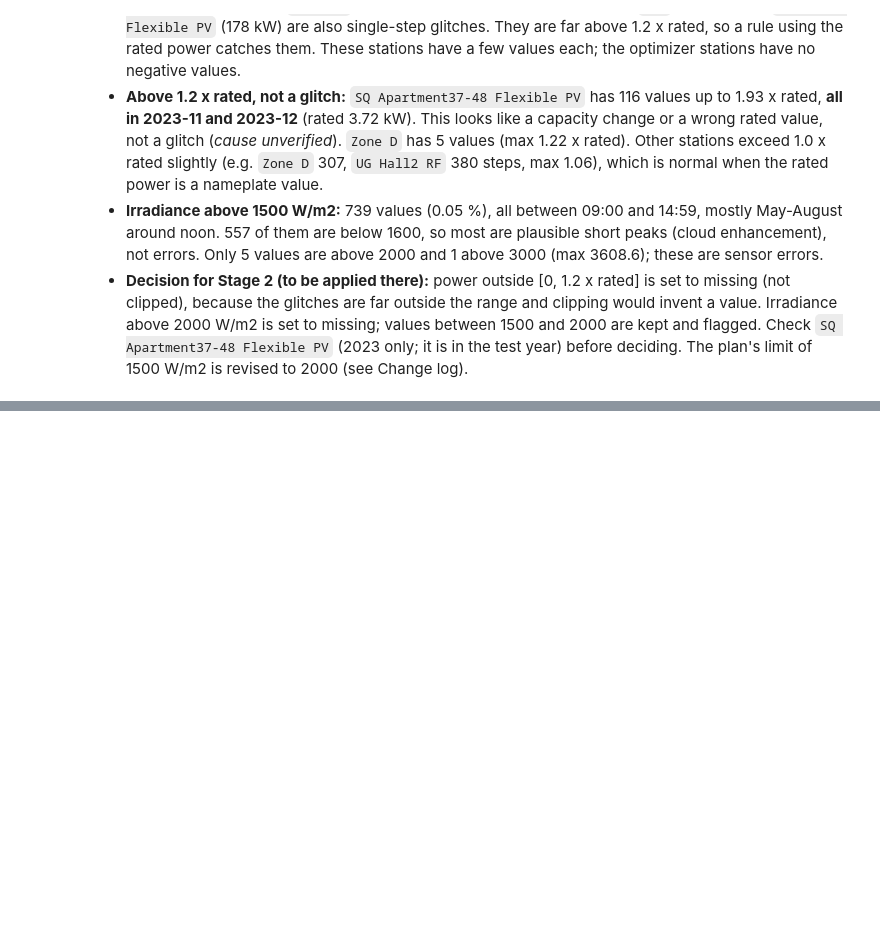
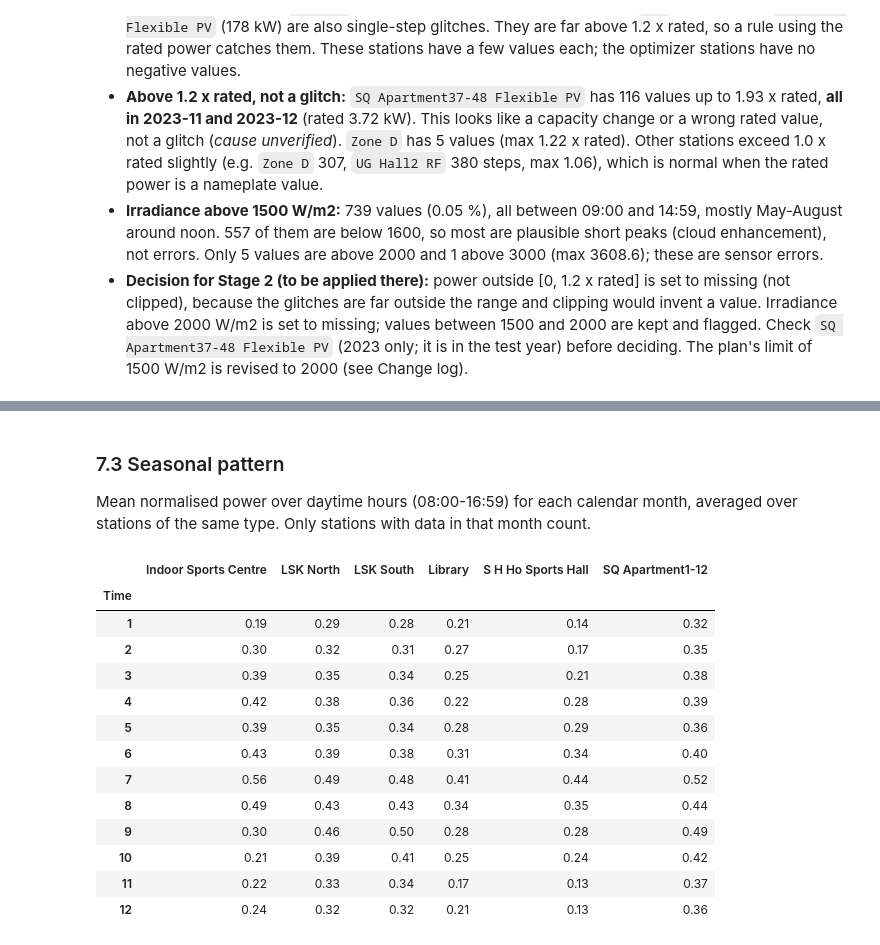
Before and after one commit to hanzla-mansuri/DA487-Capstone-Project-Phase-I, a Jupyter notebook: notebooks/01_eda.ipynb, the cells around one changed output, grey strips where cells are left out. Saved outputs shown, nothing was run; the diff lists cells and outputs as text; code cells hidden in the pictures; blank space fills up the shorter version.

```diff
--- a/notebooks/01_eda.ipynb
+++ b/notebooks/01_eda.ipynb
@@ -712,0 +788,26 @@ outliers.shape
+# %% [markdown]
+### 7.3 Seasonal pattern
+
+Mean normalised power over daytime hours (08:00-16:59) for each calendar month, averaged over stations of the same type. Only stations with data in that month count.
+# %%
+monthly = {}
+for name, x in series.items():
+    day = x[(x.index.hour >= 8) & (x.index.hour < 17)]
+    monthly[name] = day.groupby(day.index.month).mean()
+monthly = pd.DataFrame(monthly)
+monthly.round(2).iloc[:, :6]
+# %% [output]
+|  | Indoor Sports Centre | LSK North | LSK South | Library | S H Ho Sports Hall | SQ Apartment1-12 |
+| Time |  |  |  |  |  |  |
+| 1 | 0.19 | 0.29 | 0.28 | 0.21 | 0.14 | 0.32 |
+| 2 | 0.30 | 0.32 | 0.31 | 0.27 | 0.17 | 0.35 |
+| 3 | 0.39 | 0.35 | 0.34 | 0.25 | 0.21 | 0.38 |
+| 4 | 0.42 | 0.38 | 0.36 | 0.22 | 0.28 | 0.39 |
+| 5 | 0.39 | 0.35 | 0.34 | 0.28 | 0.29 | 0.36 |
+| 6 | 0.43 | 0.39 | 0.38 | 0.31 | 0.34 | 0.40 |
+| 7 | 0.56 | 0.49 | 0.48 | 0.41 | 0.44 | 0.52 |
+| 8 | 0.49 | 0.43 | 0.43 | 0.34 | 0.35 | 0.44 |
+| 9 | 0.30 | 0.46 | 0.50 | 0.28 | 0.28 | 0.49 |
+| 10 | 0.21 | 0.39 | 0.41 | 0.25 | 0.24 | 0.42 |
+| 11 | 0.22 | 0.33 | 0.34 | 0.17 | 0.13 | 0.37 |
+| 12 | 0.24 | 0.32 | 0.32 | 0.21 | 0.13 | 0.36 |
```
Also changed, not shown: parts of 16 cells of this notebook, 3 other files.
